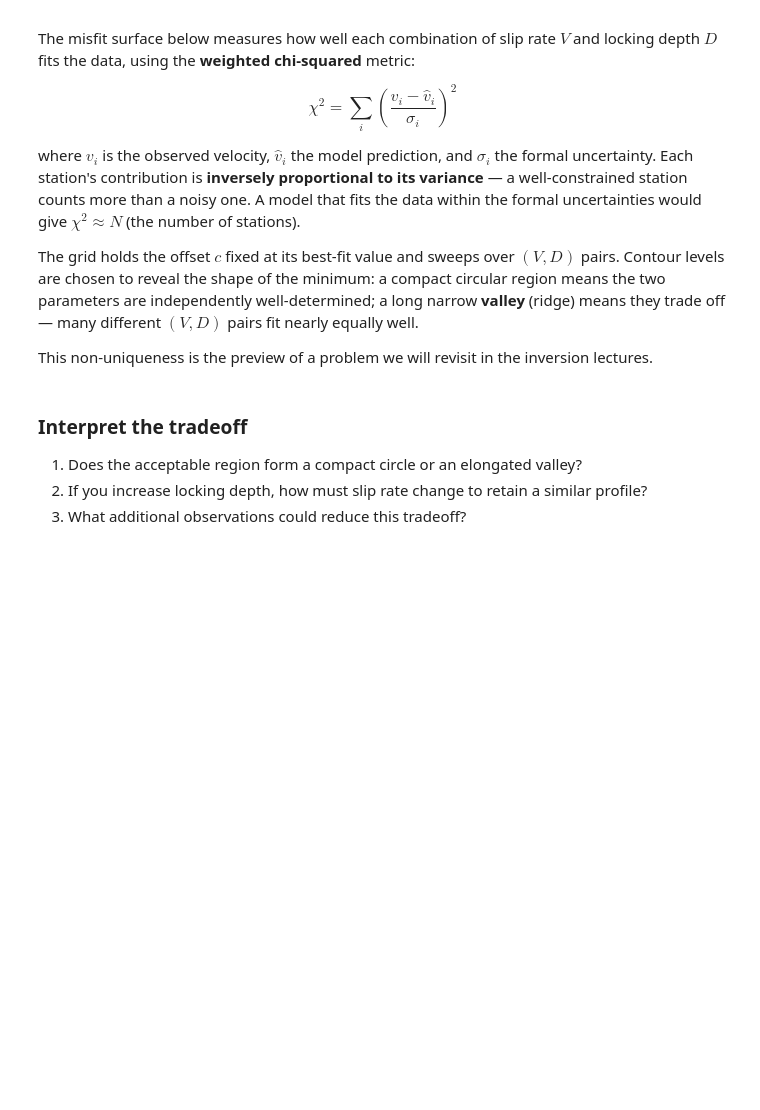
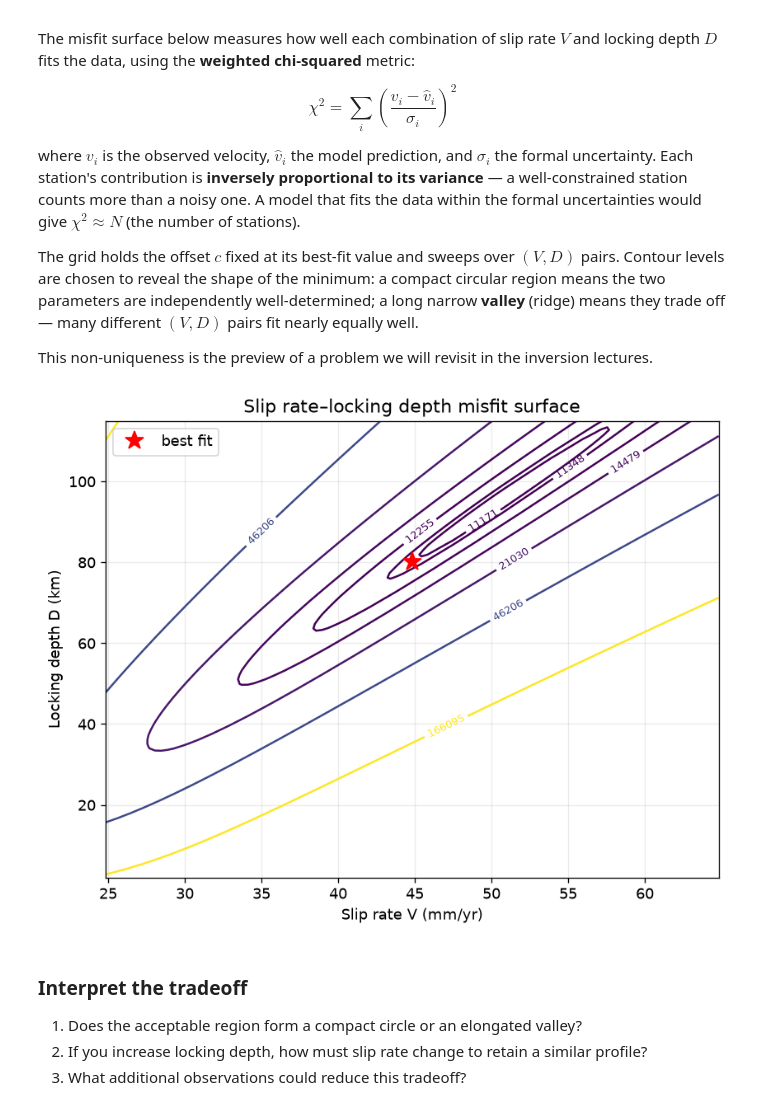
Before and after one commit to amtseismo/EPS166, a Jupyter notebook: notebooks/04_seismic_cycle.ipynb, the cells around one changed output. Saved outputs shown, nothing was run; the diff lists cells and outputs as text; code cells hidden in the pictures; blank space fills up the shorter version.

```diff
--- a/notebooks/04_seismic_cycle.ipynb
+++ b/notebooks/04_seismic_cycle.ipynb
@@ -276,20 +331,20 @@ The values below approximate a straight section of the San Andreas. The selectio
 # %%
-CARRIZO = {
-    "origin_lon": -120.15,
-    "origin_lat": 35.25,
-    "strike_deg": 320.0,
-    "along_halfwidth_km": 120.0,
-    "cross_halfwidth_km": 180.0,
+MOJAVE = {
+    "origin_lon": -117.75,
+    "origin_lat": 34.50,
+    "strike_deg": 308.0,
+    "along_halfwidth_km": 60.0,
+    "cross_halfwidth_km": 250.0,
 }
 
-carrizo_all = rotate_to_fault_coordinates(
+mojave_all = rotate_to_fault_coordinates(
     velocity,
-    CARRIZO["origin_lon"], CARRIZO["origin_lat"], CARRIZO["strike_deg"]
+    MOJAVE["origin_lon"], MOJAVE["origin_lat"], MOJAVE["strike_deg"]
 )
-carrizo = carrizo_all[
-    carrizo_all.x_parallel_km.abs().le(CARRIZO["along_halfwidth_km"])
-    & carrizo_all.x_perp_km.abs().le(CARRIZO["cross_halfwidth_km"])
+mojave = mojave_all[
+    mojave_all.x_parallel_km.abs().le(MOJAVE["along_halfwidth_km"])
+    & mojave_all.x_perp_km.abs().le(MOJAVE["cross_halfwidth_km"])
 ].copy()
 
-print(f"Selected {len(carrizo)} stations")
-display(carrizo[["station", "lon", "lat", "x_perp_km", "x_parallel_km", "v_parallel"]].head())
+print(f"Selected {len(mojave)} stations")
+display(mojave[["station", "lon", "lat", "x_perp_km", "x_parallel_km", "v_parallel"]].head())
@@ -412,23 +485,33 @@ The grid holds the offset $c$ fixed at its best-fit value and sweeps over $(V, D
 This non-uniqueness is the preview of a problem we will revisit in the inversion lectures.
 # %%
 V_grid = np.linspace(max(5, V_fit-20), V_fit+20, 100)
-D_grid = np.linspace(2, min(60, D_fit+35), 100)
+D_grid = np.linspace(2, D_fit+35, 100)
 misfit = np.empty((len(D_grid), len(V_grid)))
 
+# For each (V, D) pair we analytically solve for the best-fit offset c
+# (weighted least squares with one free scalar) rather than fixing c at c_fit.
+# Fixing c_fit distorts the surface and shifts the apparent minimum away from
+# (V_fit, D_fit). This gives the true profile-likelihood misfit surface.
+w = 1.0 / carrizo.s_parallel**2
 for i, D_test in enumerate(D_grid):
     for j, V_test in enumerate(V_grid):
-        prediction = arctan_velocity(carrizo.x_perp_km, V_test, D_test, c_fit)
-        misfit[i, j] = np.sum(((carrizo.v_parallel - prediction)/carrizo.s_parallel)**2)
+        pred_no_c = arctan_velocity(carrizo.x_perp_km, V_test, D_test, 0.0)
+        c_opt = np.sum(w * (carrizo.v_parallel - pred_no_c)) / np.sum(w)
+        residuals = (carrizo.v_parallel - (pred_no_c + c_opt)) / carrizo.s_parallel
+        misfit[i, j] = np.sum(residuals**2)
 
 fig, ax = plt.subplots(figsize=(8, 6))
 levels = np.nanpercentile(misfit, [1, 2, 5, 10, 20, 40, 70])
 contour = ax.contour(V_grid, D_grid, misfit, levels=np.unique(levels), cmap="viridis")
 ax.clabel(contour, inline=True, fontsize=8)
 ax.plot(V_fit, D_fit, "r*", ms=14, label="best fit")
+#ax.text(V_fit, D_fit, "best fit")
 ax.set(xlabel="Slip rate V (mm/yr)", ylabel="Locking depth D (km)",
        title="Slip rate–locking depth misfit surface")
-ax.legend(frameon=False)
+ax.legend(frameon=True)
 plt.show()
+# %% [output]
+[figure, added]
 # %% [markdown]
 ### Interpret the tradeoff
 
```
Also changed, not shown: parts of 20 cells of this notebook.
